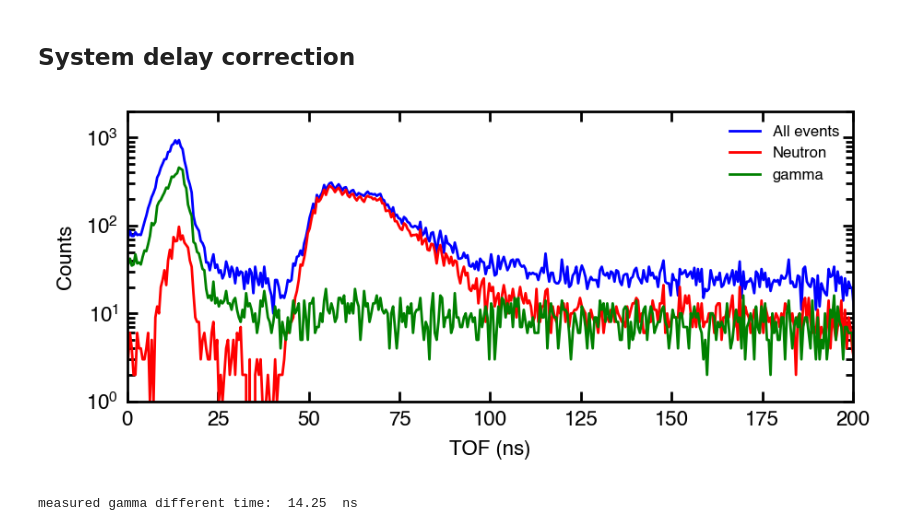
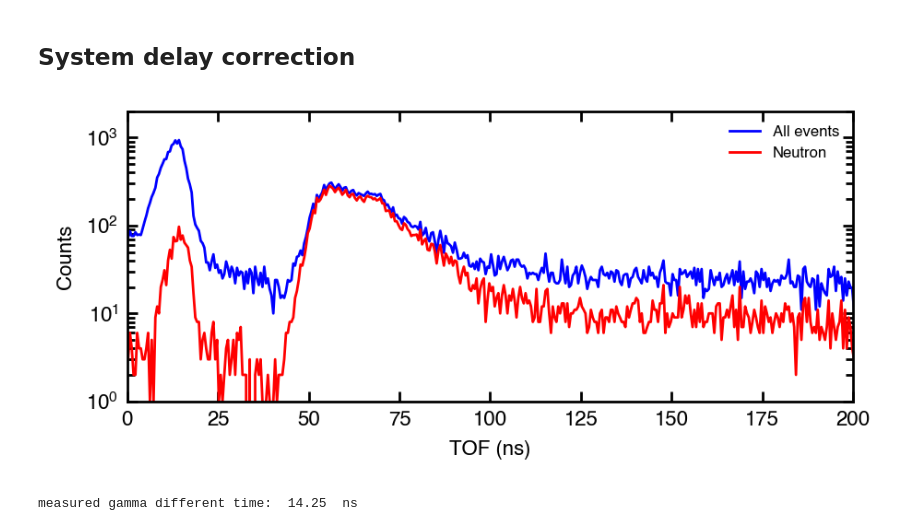
Before and after one commit to ShawnTHLIN/Neutron_research_code, a Jupyter notebook: AmBe/AmBe_gamma_trigger_TOF/gamma_trigger_TOF/gamma_trigger_TOF_D150m_d3cm_TH3535.ipynb, the cells around one changed output. Saved outputs shown, nothing was run; the diff lists cells and outputs as text; code cells hidden in the pictures.

```diff
--- a/AmBe/AmBe_gamma_trigger_TOF/gamma_trigger_TOF/gamma_trigger_TOF_D150m_d3cm_TH3535.ipynb
+++ b/AmBe/AmBe_gamma_trigger_TOF/gamma_trigger_TOF/gamma_trigger_TOF_D150m_d3cm_TH3535.ipynb
@@ -209,23 +209,23 @@ pro_data_g_n = raw_data[(#mask_Tri_Ch4 &
 # %%
 mask_Rec_g_PSD_upper = raw_data['Rec_PSD'] < 0.3
 mask_Rec_g_PSD_lower = raw_data['Rec_PSD'] > 0
-rec_g_data = raw_data[(mask_Tri_Ch4 & mask_Rec_LO&mask_Tri_g_PSD_upper&mask_Tri_g_PSD_lower&mask_Rec_g_PSD_upper&mask_Rec_g_PSD_lower)]
+#rec_g_data = raw_data[(mask_Tri_Ch4 & mask_Rec_LO&mask_Tri_g_PSD_upper&mask_Tri_g_PSD_lower&mask_Rec_g_PSD_upper&mask_Rec_g_PSD_lower)]
 bin_center, hist  = sorting(pro_data_all['time_diff'],1600,-400,400)
 bin_center, hist_neutron = sorting(pro_data['time_diff'],1600,-400,400)
-bin_center, hist_gamma = sorting(rec_g_data['time_diff'],1600,-400,400)
+#bin_center, hist_gamma = sorting(rec_g_data['time_diff'],1600,-400,400)
 # %%
 fig = fig_pre_def(10,4)# 圖片大小
 ax = fig.add_subplot(1, 1, 1)
 
 plt.plot(bin_center,hist,'b',linewidth=1,label ='All events')
 plt.plot(bin_center,hist_neutron,'r' ,linewidth=1,label ='Neutron')
-plt.plot(bin_center,hist_gamma,'g' ,linewidth=1,label ='gamma')
+#plt.plot(bin_center,hist_gamma,'g' ,linewidth=1,label ='gamma')
 fig_post_def(xlim =(0,200),ylim = (1,2000),xlabel = 'TOF (ns)',ylabel = 'Counts')
 #plt.xlim(-20,200)
 plt.ylim(1,)
 plt.yscale('log')
 # %% [output]
-[figure, old version]
+[figure, new version]
 # %%
 max_position = np.argmax(hist)
 measured_gamma_time_diff= bin_center[max_position]
```
Also changed, not shown: parts of 3 cells of this notebook, 7 other files.
